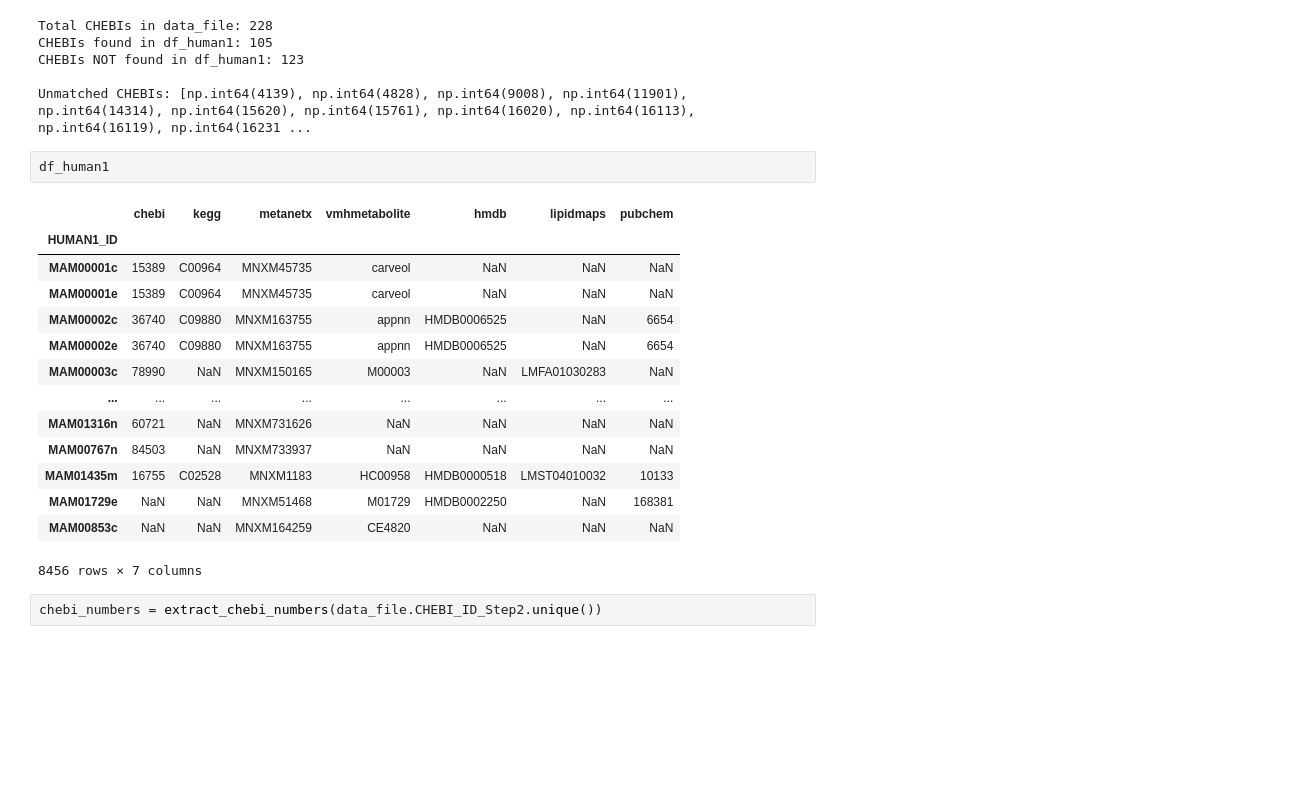
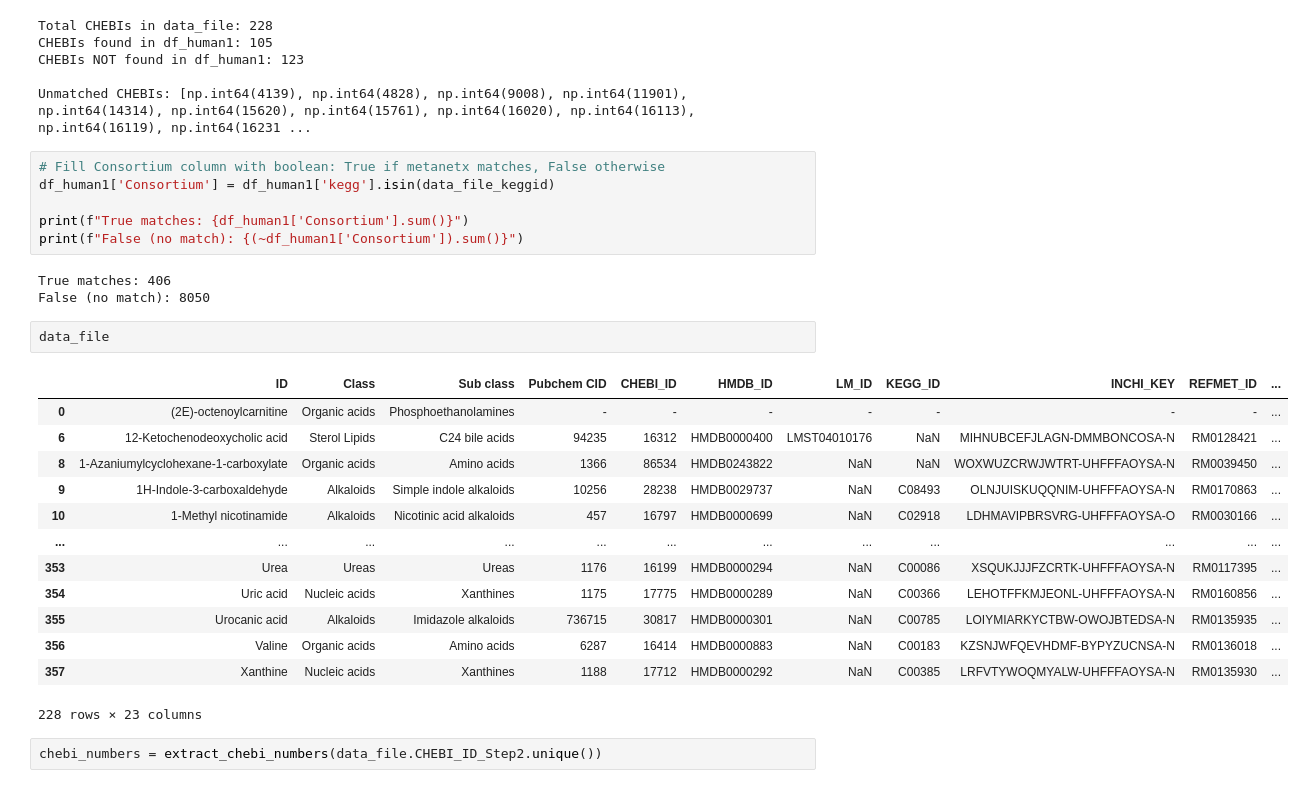
Before and after one commit to SamSaladino/Effective-Topological-Coverage-ETC, a Jupyter notebook: notebooks/03_Daniel_compilation.ipynb, the cells around one changed output. Cells and saved outputs as stored; diff of their text form; blank space fills up the shorter version.

Commit message:
chore : matching missing values
Still a big number of not matching ids, I will try with HUMAN2

```diff
--- a/notebooks/03_Daniel_compilation.ipynb
+++ b/notebooks/03_Daniel_compilation.ipynb
@@ -96,23 +80,31 @@ CHEBIs found in df_human1: 105
 CHEBIs NOT found in df_human1: 123
 
 Unmatched CHEBIs: [np.int64(4139), np.int64(4828), np.int64(9008), np.int64(11901), np.int64(14314), np.int64(15620), np.int64(15761), np.int64(16020), np.int64(16113), np.int64(16119), np.int64(16231 ...
+# %%
+# Fill Consortium column with boolean: True if metanetx matches, False otherwise
+df_human1['Consortium'] = df_human1['kegg'].isin(data_file_keggid)
+
+print(f"True matches: {df_human1['Consortium'].sum()}")
+print(f"False (no match): {(~df_human1['Consortium']).sum()}")
+# %% [output]
+True matches: 406
+False (no match): 8050
 # %%
-df_human1
+data_file
 # %% [output]
-|  | chebi | kegg | metanetx | vmhmetabolite | hmdb | lipidmaps | pubchem |
-| HUMAN1_ID |  |  |  |  |  |  |  |
-| MAM00001c | 15389 | C00964 | MNXM45735 | carveol | NaN | NaN | NaN |
-| MAM00001e | 15389 | C00964 | MNXM45735 | carveol | NaN | NaN | NaN |
-| MAM00002c | 36740 | C09880 | MNXM163755 | appnn | HMDB0006525 | NaN | 6654 |
-| MAM00002e | 36740 | C09880 | MNXM163755 | appnn | HMDB0006525 | NaN | 6654 |
-| MAM00003c | 78990 | NaN | MNXM150165 | M00003 | NaN | LMFA01030283 | NaN |
-| ... | ... | ... | ... | ... | ... | ... | ... |
-| MAM01316n | 60721 | NaN | MNXM731626 | NaN | NaN | NaN | NaN |
-| MAM00767n | 84503 | NaN | MNXM733937 | NaN | NaN | NaN | NaN |
-| MAM01435m | 16755 | C02528 | MNXM1183 | HC00958 | HMDB0000518 | LMST04010032 | 10133 |
-| MAM01729e | NaN | NaN | MNXM51468 | M01729 | HMDB0002250 | NaN | 168381 |
-| MAM00853c | NaN | NaN | MNXM164259 | CE4820 | NaN | NaN | NaN |
+|  | ID | Class | Sub class | Pubchem CID | CHEBI_ID | HMDB_ID | LM_ID | KEGG_ID | INCHI_KEY | REFMET_ID | ... |
+| 0 | (2E)-octenoylcarnitine | Organic acids | Phosphoethanolamines | - | - | - | - | - | - | - | ... |
+| 6 | 12-Ketochenodeoxycholic acid | Sterol Lipids | C24 bile acids | 94235 | 16312 | HMDB0000400 | LMST04010176 | NaN | MIHNUBCEFJLAGN-DMMBONCOSA-N | RM0128421 | ... |
+| 8 | 1-Azaniumylcyclohexane-1-carboxylate | Organic acids | Amino acids | 1366 | 86534 | HMDB0243822 | NaN | NaN | WOXWUZCRWJWTRT-UHFFFAOYSA-N | RM0039450 | ... |
+| 9 | 1H-Indole-3-carboxaldehyde | Alkaloids | Simple indole alkaloids | 10256 | 28238 | HMDB0029737 | NaN | C08493 | OLNJUISKUQQNIM-UHFFFAOYSA-N | RM0170863 | ... |
+| 10 | 1-Methyl nicotinamide | Alkaloids | Nicotinic acid alkaloids | 457 | 16797 | HMDB0000699 | NaN | C02918 | LDHMAVIPBRSVRG-UHFFFAOYSA-O | RM0030166 | ... |
+| ... | ... | ... | ... | ... | ... | ... | ... | ... | ... | ... | ... |
+| 353 | Urea | Ureas | Ureas | 1176 | 16199 | HMDB0000294 | NaN | C00086 | XSQUKJJJFZCRTK-UHFFFAOYSA-N | RM0117395 | ... |
+| 354 | Uric acid | Nucleic acids | Xanthines | 1175 | 17775 | HMDB0000289 | NaN | C00366 | LEHOTFFKMJEONL-UHFFFAOYSA-N | RM0160856 | ... |
+| 355 | Urocanic acid | Alkaloids | Imidazole alkaloids | 736715 | 30817 | HMDB0000301 | NaN | C00785 | LOIYMIARKYCTBW-OWOJBTEDSA-N | RM0135935 | ... |
+| 356 | Valine | Organic acids | Amino acids | 6287 | 16414 | HMDB0000883 | NaN | C00183 | KZSNJWFQEVHDMF-BYPYZUCNSA-N | RM0136018 | ... |
+| 357 | Xanthine | Nucleic acids | Xanthines | 1188 | 17712 | HMDB0000292 | NaN | C00385 | LRFVTYWOQMYALW-UHFFFAOYSA-N | RM0135930 | ... |
-8456 rows × 7 columns
+228 rows × 23 columns
 # %%
 chebi_numbers = extract_chebi_numbers(data_file.CHEBI_ID_Step2.unique())
 # %%
```
Also changed, not shown: parts of 2 cells of this notebook.
